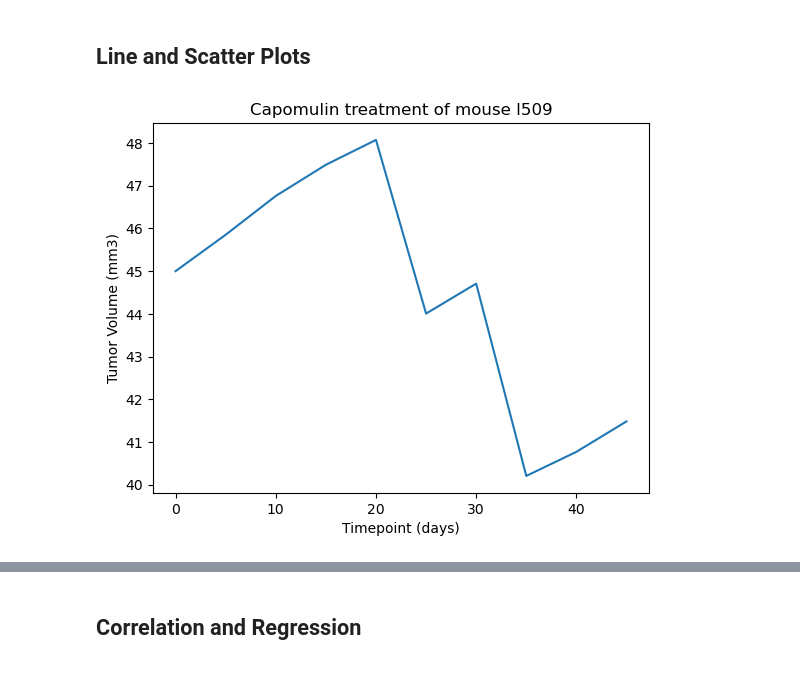
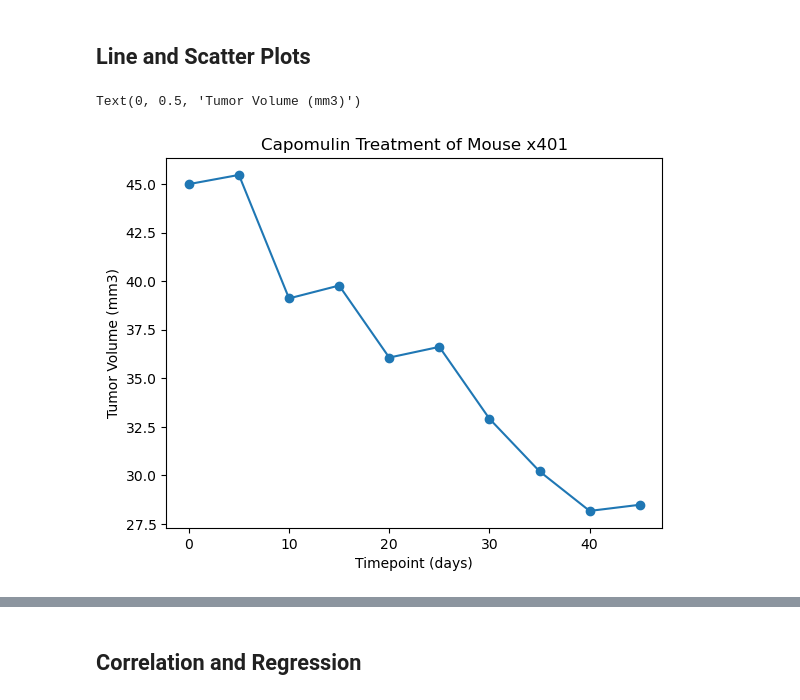
Before and after one commit to andymatsuura/Pymaceuticals, a Jupyter notebook: pymaceuticals_starter.ipynb, the cells around one changed output, grey strips where cells are left out. Cells and saved outputs as stored; diff of their text form; code cells hidden in the pictures.

```diff
--- a/pymaceuticals_starter.ipynb
+++ b/pymaceuticals_starter.ipynb
@@ -262,5 +283,13 @@ nan
 ## Line and Scatter Plots
 # %%
 # Generate a line plot of tumor volume vs. time point for a single mouse treated with Capomulin
+#mouse chosen at random from the csv
+mouse_solo = clean_mouse_study.loc[clean_mouse_study["Mouse ID"] == "x401"]
+
+plt.plot(mouse_solo["Timepoint"], mouse_solo["Tumor Volume (mm3)"], marker="o")
+plt.title("Capomulin Treatment of Mouse x401")
+plt.xlabel("Timepoint (days)")
+plt.ylabel("Tumor Volume (mm3)")
 # %% [output]
+Text(0, 0.5, 'Tumor Volume (mm3)')
-[figure, old version]
+[figure, new version]
```
Also changed, not shown: parts of 10 cells of this notebook.
